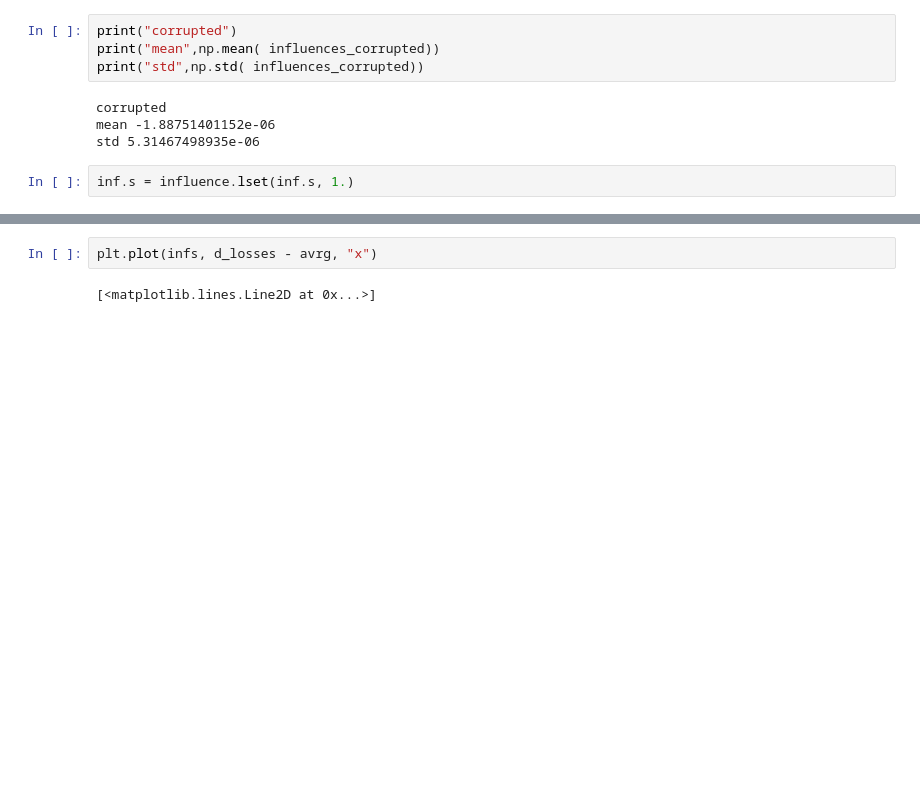
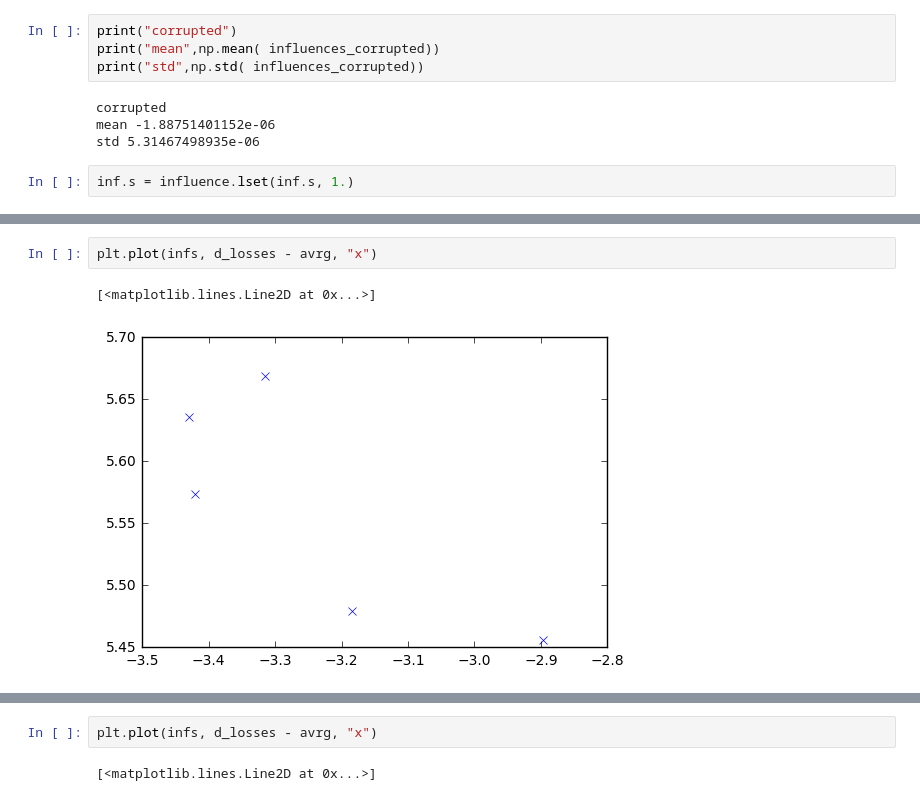
Before and after one commit to cgel/deep_quad, a Jupyter notebook: influence_function.ipynb, the cells around one changed output, grey strips where cells are left out. Cells and saved outputs as stored; diff of their text form; blank space fills up the shorter version.

```diff
--- a/influence_function.ipynb
+++ b/influence_function.ipynb
@@ -299,0 +347,5 @@ influence d_loss
+# %%
+plt.plot(infs, d_losses - avrg, "x")
+# %% [output]
+[<matplotlib.lines.Line2D at 0x...>]
+[figure, added]
```
Also changed, not shown: parts of 34 cells of this notebook.
